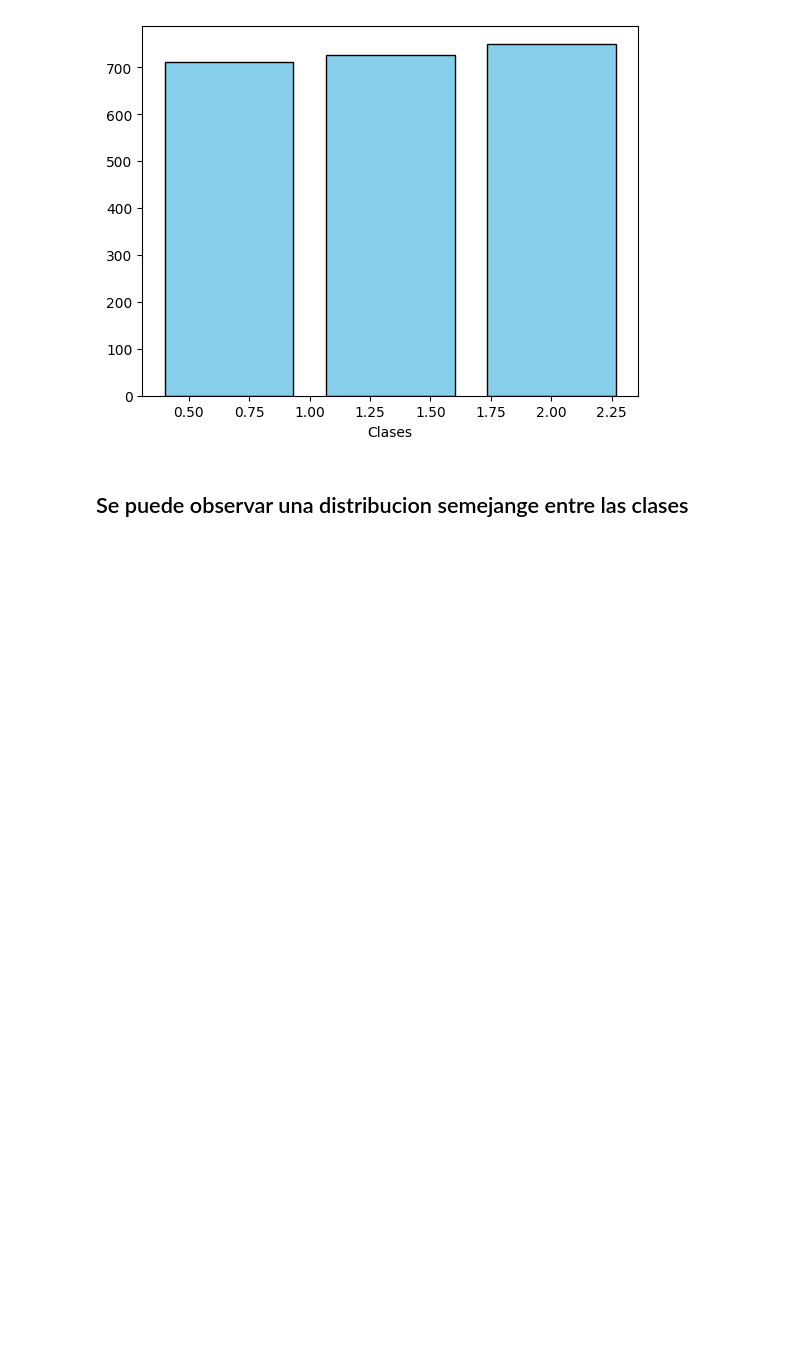
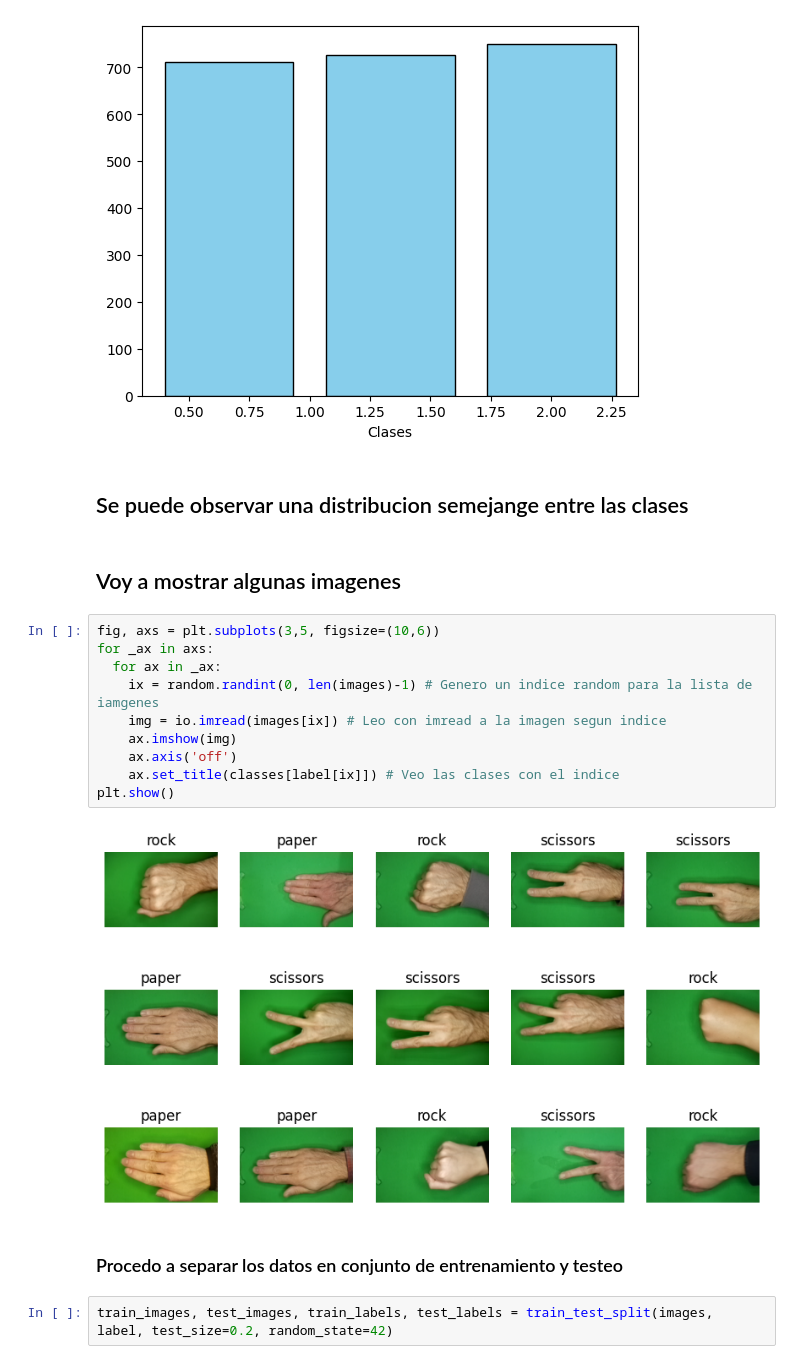
Before and after one commit to brunozenobio/Convolutional_PRS, a Jupyter notebook: code/notebook/modelos.ipynb, the cells around one changed output. Cells and saved outputs as stored; diff of their text form; blank space fills up the shorter version.

Commit message:
code: elegido conjunto de entrenamiento y testeo

```diff
--- a/code/notebook/modelos.ipynb
+++ b/code/notebook/modelos.ipynb
@@ -30,3 +40,21 @@ plt.show()
 [figure]
 # %% [markdown]
 ## Se puede observar una distribucion semejange entre las clases
+# %% [markdown]
+## Voy a mostrar algunas imagenes
+# %%
+fig, axs = plt.subplots(3,5, figsize=(10,6))
+for _ax in axs:
+  for ax in _ax:
+    ix = random.randint(0, len(images)-1) # Genero un indice random para la lista de iamgenes
+    img = io.imread(images[ix]) # Leo con imread a la imagen segun indice
+    ax.imshow(img)
+    ax.axis('off')
+    ax.set_title(classes[label[ix]]) # Veo las clases con el indice
+plt.show()
+# %% [output]
+[figure, added]
+# %% [markdown]
+### Procedo a separar los datos en conjunto de entrenamiento y testeo
+# %%
+train_images, test_images, train_labels, test_labels = train_test_split(images, label, test_size=0.2, random_state=42)
```
Also changed, not shown: parts of 5 cells of this notebook.
